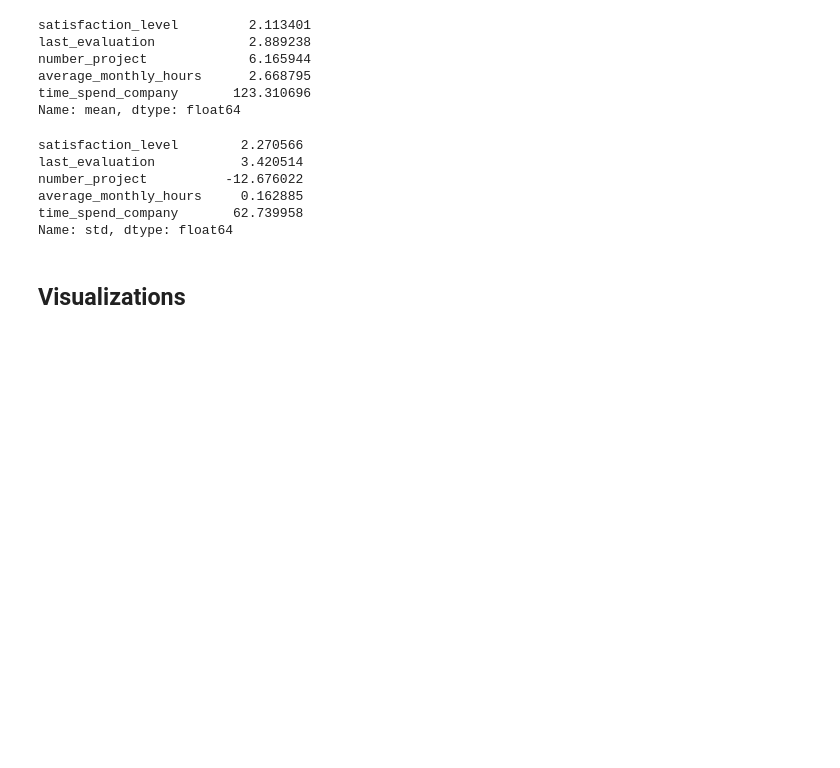
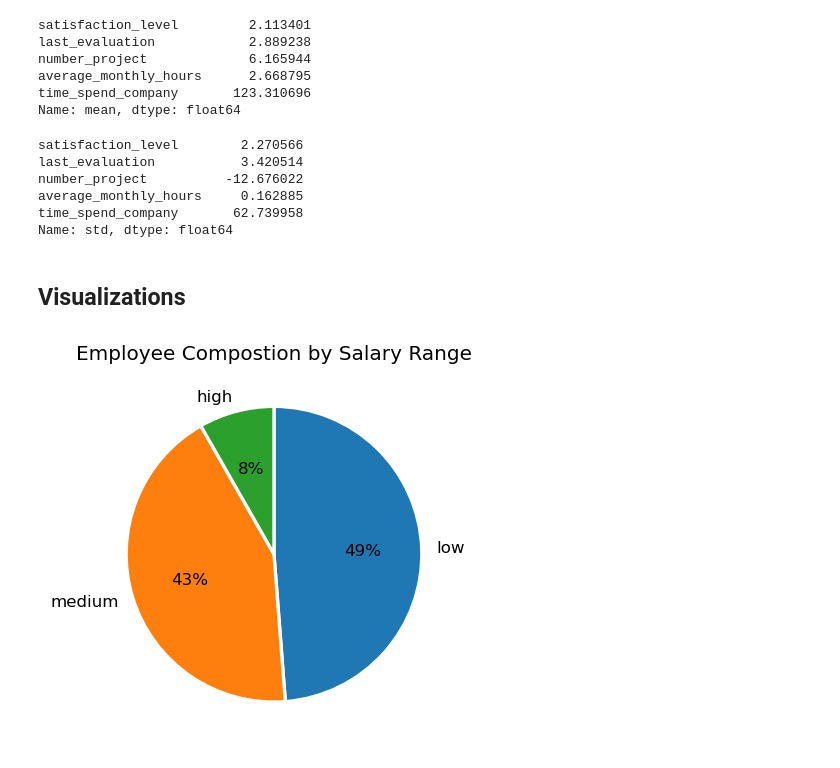
Before and after one commit to SameeckBhatia/Salifort-EDP, a Jupyter notebook: notebook.ipynb, the cells around one changed output. Drawn from its saved outputs; the diff is of its cells as text; code cells hidden in the pictures; blank space fills up the shorter version.

```diff
--- a/notebook.ipynb
+++ b/notebook.ipynb
@@ -151,3 +151,13 @@ time_spend_company       62.739958
 Name: std, dtype: float64
 # %% [markdown]
 ## Visualizations
+# %%
+temp_df = df["salary"].value_counts()
+
+fig, ax = plt.subplots(figsize=(4, 4), dpi=120)
+ax.pie(temp_df, labels=temp_df.index, autopct="%1.0f%%", counterclock=False, startangle=90,
+       wedgeprops={"edgecolor": "white", "linewidth": 2})
+plt.title("Employee Compostion by Salary Range")
+plt.show()
+# %% [output]
+[figure, added]
```
Also changed, not shown: parts of 5 cells of this notebook.
